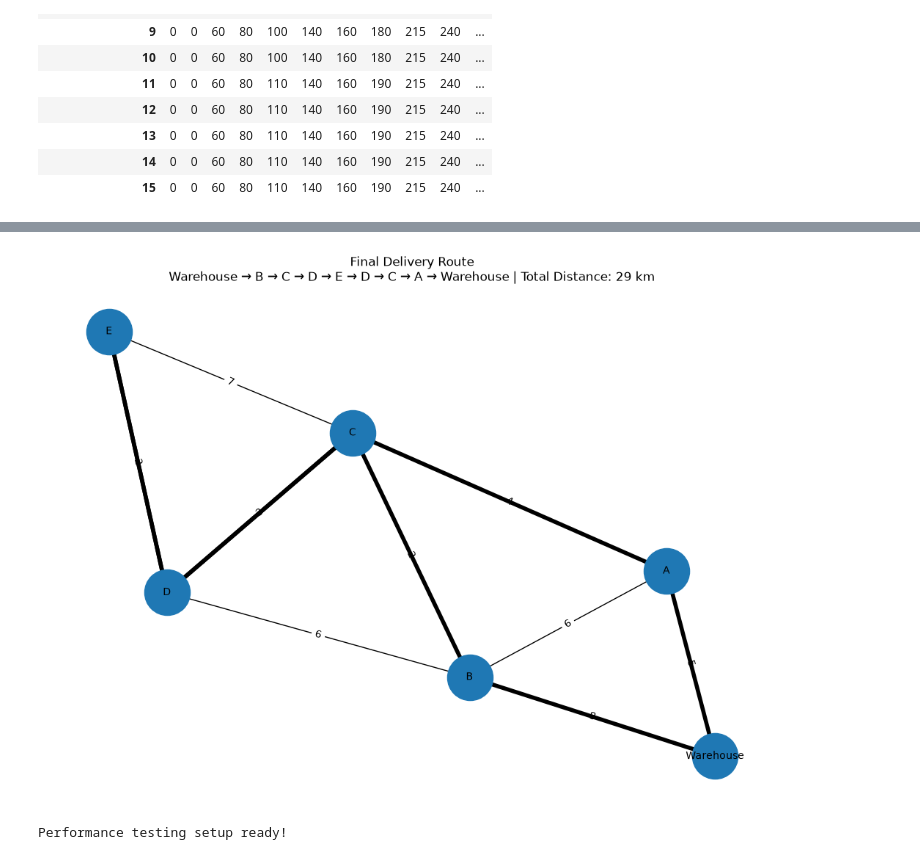
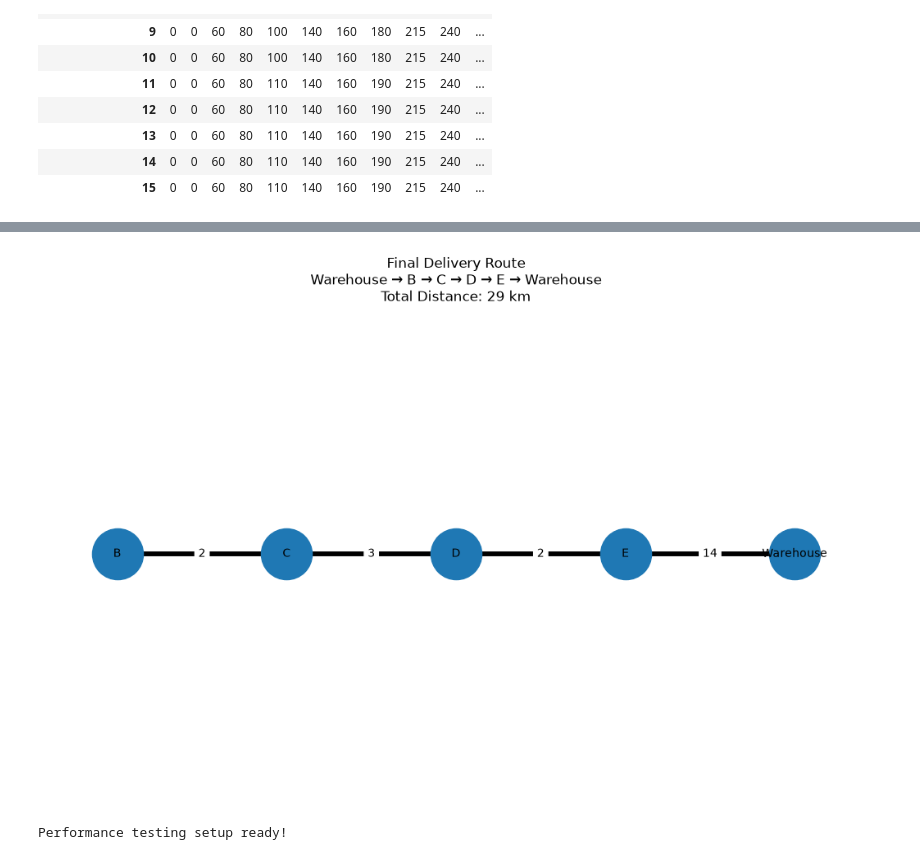
Before and after one commit to HarshKamboj25/Mini-Courier-Planner, a Jupyter notebook: mini_courier_planner.ipynb, the cells around one changed output, grey strips where cells are left out. Drawn from its saved outputs; the diff is of its cells as text; code cells hidden in the pictures.

Commit message:
Update TSP route visualization and project

```diff
--- a/mini_courier_planner.ipynb
+++ b/mini_courier_planner.ipynb
@@ -308,54 +285,74 @@ Total Route Distance: 29 km
 # %%
+# Clean visualization of the TSP customer route
 
-plt.figure(figsize=(10, 7))
+from src.tsp import shortest_path
 
-pos = nx.spring_layout(G, seed=42)
+plt.figure(figsize=(10, 6))
 
+# Create a separate graph only for visualization
+route_graph = nx.Graph()
 
+# Add customer-level TSP route
+for u, v in zip(customer_order[:-1], customer_order[1:]):
+
+    path, distance = shortest_path(
+        tsp_graph,
+        u,
+        v
+    )
+
+    route_graph.add_edge(
+        u,
+        v,
+        weight=distance
+    )
+
+# Position nodes in a clean route layout
+pos = {}
+
+for i, node in enumerate(customer_order):
+    pos[node] = (i, 0)
+
+# Draw nodes and single route
 nx.draw(
-    G,
+    route_graph,
     pos,
     with_labels=True,
     node_size=2000,
+    font_size=10,
+    width=4
+)
+
+# Show shortest-path distance of each TSP leg
+edge_labels = nx.get_edge_attributes(
+    route_graph,
+    "weight"
+)
+
+nx.draw_networkx_edge_labels(
+    route_graph,
+    pos,
+    edge_labels=edge_labels,
     font_size=10
 )
 
-# Draw edge distances
-edge_labels = nx.get_edge_attributes(G, "weight")
-
-nx.draw_networkx_edge_labels(
-    G,
-    pos,
-    edge_labels=edge_labels
-)
-
-# Create route edges
-route_edges = list(zip(final_route[:-1], final_route[1:]))
-
-# Highlight final delivery route
-nx.draw_networkx_edges(
-    G,
-    pos,
-    edgelist=route_edges,
-    width=4
-)
-
 plt.title(
-    f"Final Delivery Route\n"
-    f"{' → '.join(final_route)} | "
+    "Final Delivery Route\n"
+    f"{' → '.join(customer_order)}\n"
     f"Total Distance: {total_route_distance} km"
 )
 
-# Save route visualization
+plt.axis("off")
+
 plt.savefig(
     "images/route_visualization.png",
     dpi=300,
     bbox_inches="tight"
 )
 
 plt.show()
 # %% [output]
-[figure, old version]
+[figure, new version]
 # %%
 # Performance measurement setup
 
```
Also changed, not shown: parts of 11 cells of this notebook, 4 other files.
